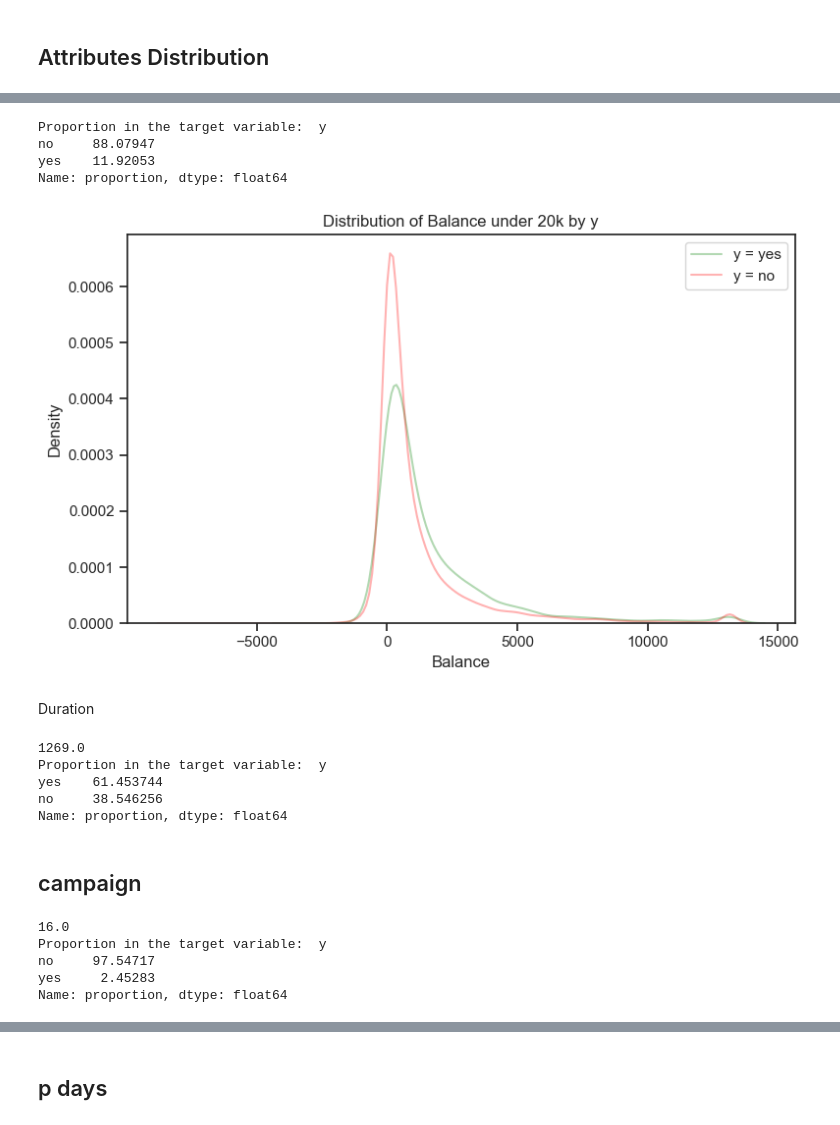
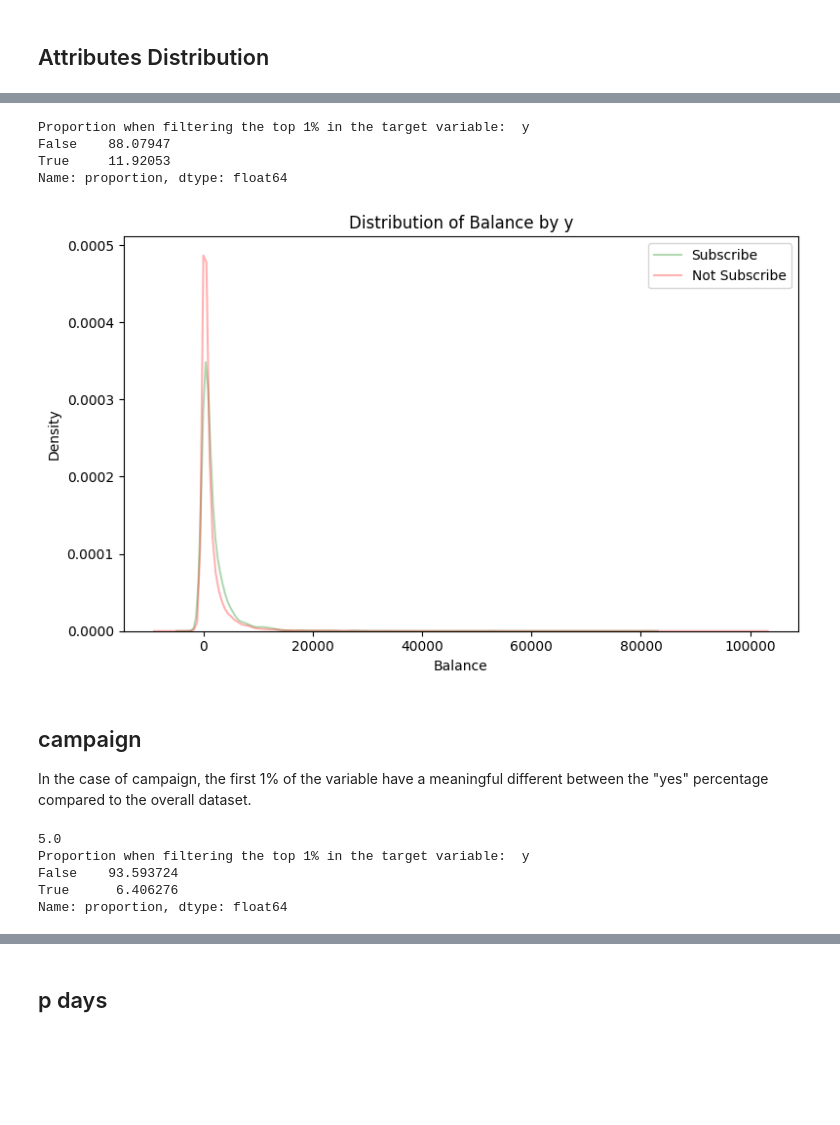
Before and after one commit to csmoilis/final_assignment_bank_campaign, a Jupyter notebook: Cristian_notebook.ipynb, the cells around one changed output, grey strips where cells are left out. Cells and saved outputs as stored; diff of their text form; code cells hidden in the pictures; blank space fills up the shorter version.

```diff
--- a/Cristian_notebook.ipynb
+++ b/Cristian_notebook.ipynb
@@ -140,19 +158,0 @@ plt.show()
-# %%
-%matplotlib inline
-
-
-# Filter full dataframe (keep balance < 20000)
-df_plot = df[df['balance'] < 20000]
-
-plt.figure(figsize=(8,5))
-
-# Plot KDE by 'y'
-sns.kdeplot(df_plot[df_plot['y'] == 'yes']['balance'], color='green', fill=False, alpha=0.3, label='y = yes')
-sns.kdeplot(df_plot[df_plot['y'] == 'no']['balance'], color='red', fill=False, alpha=0.3, label='y = no')
-
-plt.title('Distribution of Balance under 20k by y')
-plt.xlabel('Balance')
-plt.ylabel('Density')
-plt.legend()
-plt.tight_layout()
-plt.show()
@@ -175,65 +179,49 @@ Name: proportion, dtype: float64
 # %%
+upper_bound = df['balance'].quantile(0.99)
+
+df_99 = df[df['balance']>= upper_bound]
+
 percentages_outliers = df_99['y'].value_counts(normalize=True) * 100
-print("Proportion in the target variable: ",percentages_outliers)
+print("Proportion when filtering the top 1% in the target variable: ",percentages_outliers)
 # %% [output]
-Proportion in the target variable:  y
-no     88.07947
-yes    11.92053
+Proportion when filtering the top 1% in the target variable:  y
+False    88.07947
+True     11.92053
 Name: proportion, dtype: float64
 # %%
 df['balance'] = df['balance'].clip(upper=upper_bound)
 # %%
-%matplotlib inline
-
-
-# Filter full dataframe (keep balance < 20000)
-df_plot = df[df['balance'] < 20000]
-
 plt.figure(figsize=(8,5))
 
 # Plot KDE by 'y'
-sns.kdeplot(df_plot[df_plot['y'] == 'yes']['balance'], color='green', fill=False, alpha=0.3, label='y = yes')
-sns.kdeplot(df_plot[df_plot['y'] == 'no']['balance'], color='red', fill=False, alpha=0.3, label='y = no')
+sns.kdeplot(df_plot[df_plot['y'] == 'yes']['balance'], color='green', fill=False, alpha=0.3, label='Subscribe')
+sns.kdeplot(df_plot[df_plot['y'] == 'no']['balance'], color='red', fill=False, alpha=0.3, label='Not Subscribe')
 
 plt.title('Distribution of Balance by y')
 plt.xlabel('Balance')
 plt.ylabel('Density')
 plt.legend()
 plt.tight_layout()
 plt.show()
 # %% [output]
-[figure, old version]
+[figure, new version]
-# %% [markdown]
-Duration
-# %%
-upper_bound = df['duration'].quantile(0.99)
-
-df_99 = df[df['duration']>= upper_bound]
-
-print(upper_bound)
-percentages_outliers = df_99['y'].value_counts(normalize=True) * 100
-print("Proportion in the target variable: ",percentages_outliers)
-# %% [output]
-1269.0
-Proportion in the target variable:  y
-yes    61.453744
-no     38.546256
-Name: proportion, dtype: float64
 # %% [markdown]
 ## campaign
+
+In the case of campaign, the first 1% of the variable have a meaningful different between the "yes" percentage compared to the overall dataset.
 # %%
-upper_bound = df['campaign'].quantile(0.99)
+upper_bound = df['campaign'].quantile(0.90)
 
 df_99 = df[df['campaign']>= upper_bound]
 
 print(upper_bound)
 percentages_outliers = df_99['y'].value_counts(normalize=True) * 100
-print("Proportion in the target variable: ",percentages_outliers)
+print("Proportion when filtering the top 1% in the target variable: ",percentages_outliers)
 # %% [output]
-16.0
-Proportion in the target variable:  y
-no     97.54717
-yes     2.45283
+5.0
+Proportion when filtering the top 1% in the target variable:  y
+False    93.593724
+True      6.406276
 Name: proportion, dtype: float64
 # %%
 name_variable = "campaign"
```
Also changed, not shown: parts of 68 cells of this notebook.
